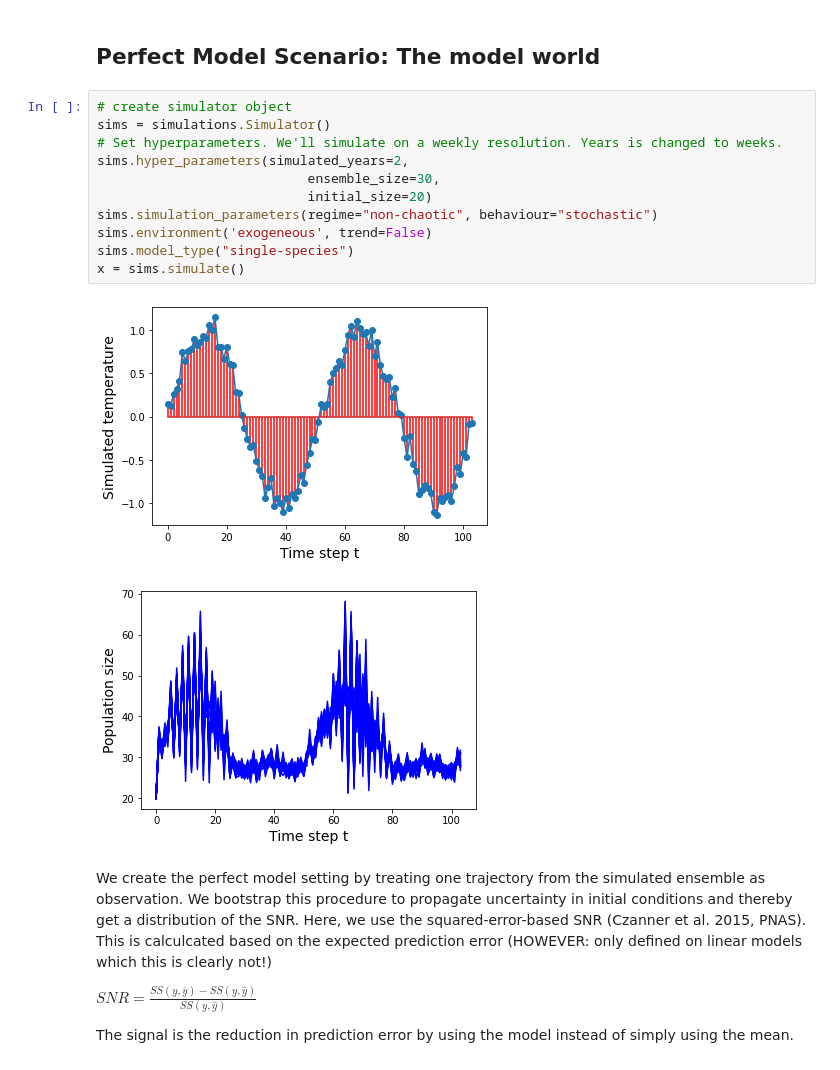
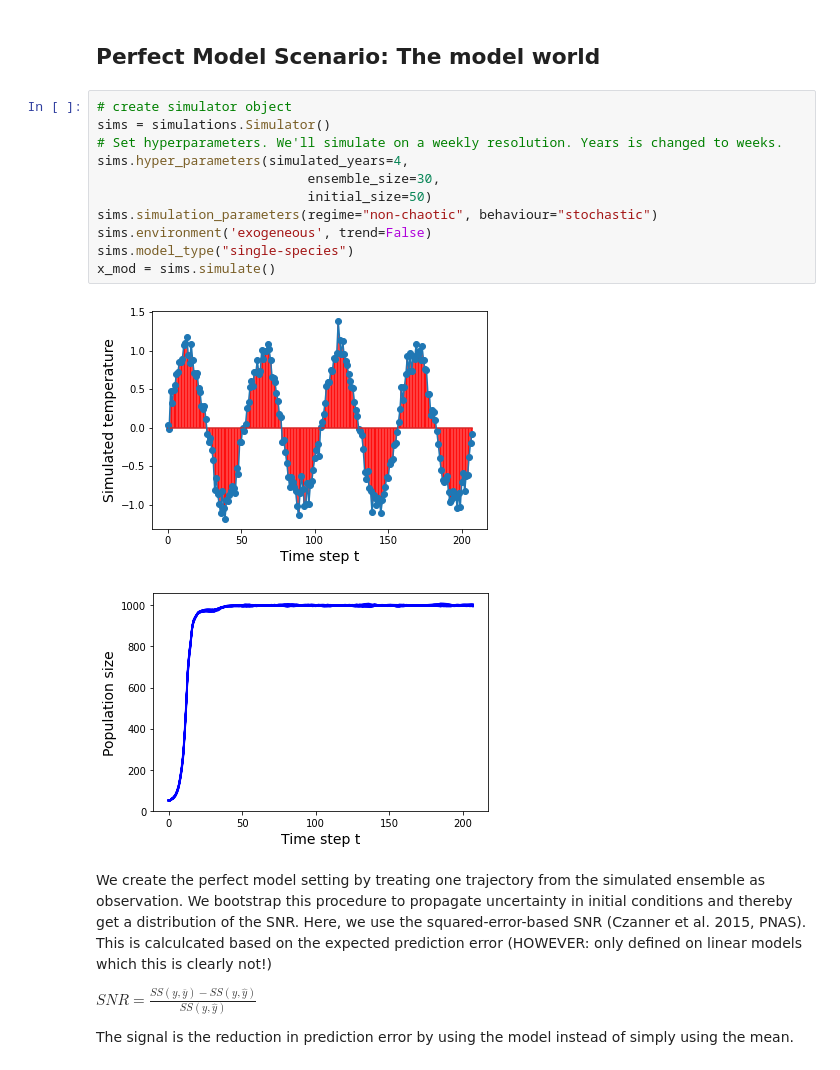
Before and after one commit to MWesselkamp/Ricker, a Jupyter notebook: signal_noise_ratio.ipynb, the cells around one changed output. Drawn from its saved outputs; the diff is of its cells as text.

```diff
--- a/signal_noise_ratio.ipynb
+++ b/signal_noise_ratio.ipynb
@@ -40,17 +10,17 @@ Forecast horizon in the data world scenario:  0
 # %%
 # create simulator object
 sims = simulations.Simulator()
 # Set hyperparameters. We'll simulate on a weekly resolution. Years is changed to weeks.
-sims.hyper_parameters(simulated_years=2,
+sims.hyper_parameters(simulated_years=4,
                            ensemble_size=30,
-                           initial_size=20)
+                           initial_size=50)
 sims.simulation_parameters(regime="non-chaotic", behaviour="stochastic")
 sims.environment('exogeneous', trend=False)
 sims.model_type("single-species")
-x = sims.simulate()
+x_mod = sims.simulate()
 # %% [output]
-[figure, old version]
+[figure, new version]
-[figure, old version]
+[figure, new version]
 # %% [markdown]
 We create the perfect model setting by treating one trajectory from the simulated ensemble as observation.
 We bootstrap this procedure to propagate uncertainty in initial conditions and thereby get a distribution of the SNR. Here, we use the squared-error-based SNR (Czanner et al. 2015, PNAS). This is calculcated based on the expected prediction error (HOWEVER: only defined on linear models which this is clearly not!)
```
Also changed, not shown: parts of 10 cells of this notebook, 5 other files.
